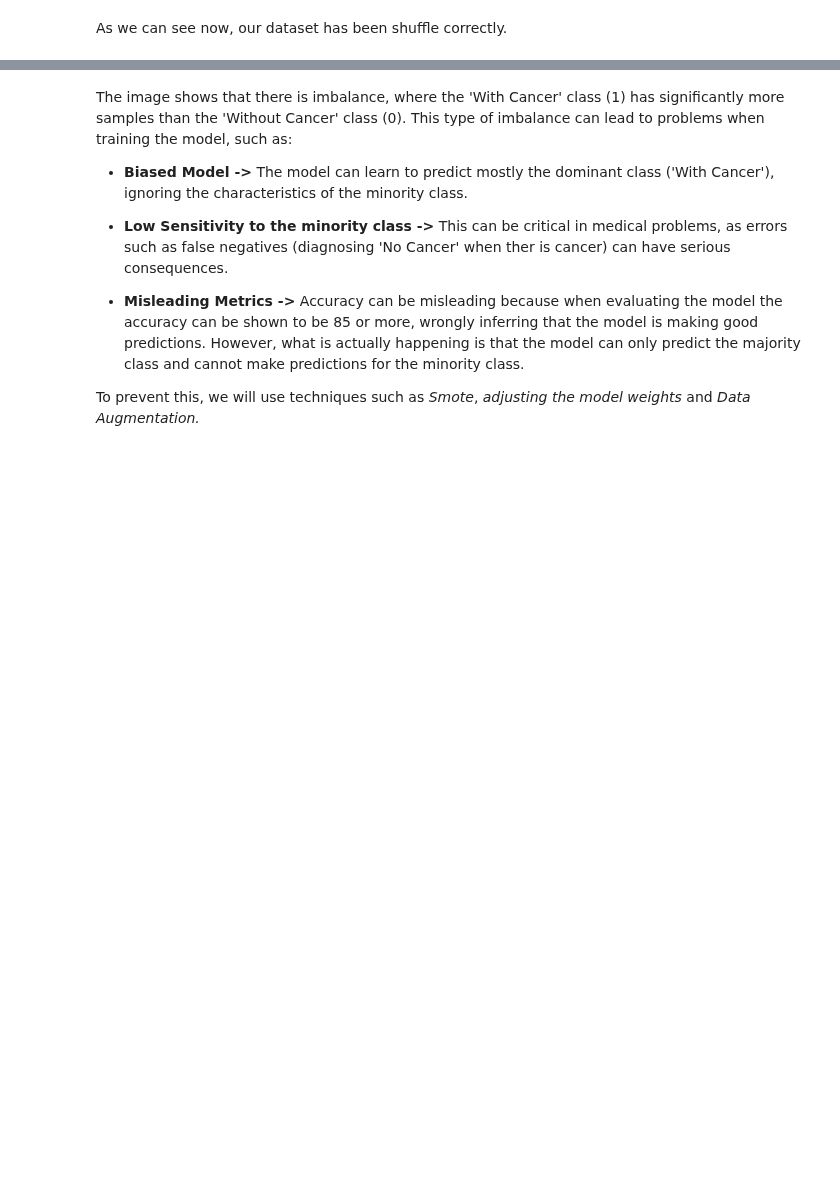
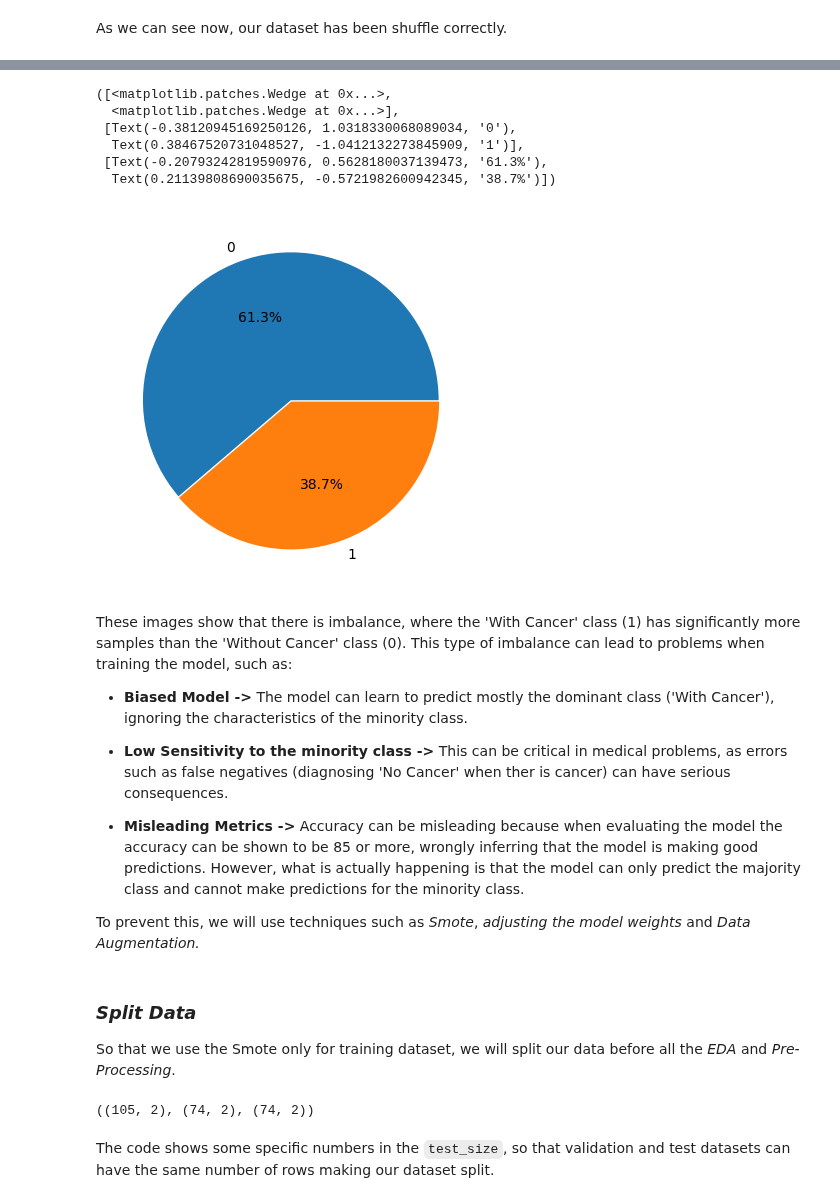
Before and after one commit to LCDA-UCP/dl_with_pytorch, a Jupyter notebook: Brain Tumor Detection/Brain_Tumor_Detection_code/brainTumorDetection.ipynb, the cells around one changed output, grey strips where cells are left out. Saved outputs shown, nothing was run; the diff lists cells and outputs as text; code cells hidden in the pictures; blank space fills up the shorter version.

```diff
--- a/Brain Tumor Detection/Brain_Tumor_Detection_code/brainTumorDetection.ipynb
+++ b/Brain Tumor Detection/Brain_Tumor_Detection_code/brainTumorDetection.ipynb
@@ -101,5 +101,18 @@ Passing `palette` without assigning `hue` is deprecated and will be removed in v
+# %%
+labels = df['label'].unique()
+
+fig, ax = plt.subplots()
+ax.pie(counts['count'], explode=(0.0, 0.01), labels=labels, autopct='%1.1f%%')
+# %% [output]
+([<matplotlib.patches.Wedge at 0x...>,
+  <matplotlib.patches.Wedge at 0x...>],
+ [Text(-0.38120945169250126, 1.0318330068089034, '0'),
+  Text(0.38467520731048527, -1.0412132273845909, '1')],
+ [Text(-0.20793242819590976, 0.5628180037139473, '61.3%'),
+  Text(0.21139808690035675, -0.5721982600942345, '38.7%')])
+[figure, added]
 # %% [markdown]
-The image shows that there is imbalance, where the 'With Cancer' class (1) has significantly more samples than the 'Without Cancer' class (0). This type of imbalance can lead to problems when training the model, such as:
+These images show that there is imbalance, where the 'With Cancer' class (1) has significantly more samples than the 'Without Cancer' class (0). This type of imbalance can lead to problems when training the model, such as:
 - **Biased Model ->** The model can learn to predict mostly the dominant class ('With Cancer'), ignoring the characteristics of the minority class.
 
 - **Low Sensitivity to the minority class ->** This can be critical in medical problems, as errors such as false negatives (diagnosing 'No Cancer' when ther is cancer) can have serious consequences.
@@ -107,3 +120,17 @@ The image shows that there is imbalance, where the 'With Cancer' class (1) has s
 - **Misleading Metrics ->** Accuracy can be misleading because when evaluating the model the accuracy can be shown to be 85 or more, wrongly inferring that the model is making good predictions. However, what is actually happening is that the model can only predict the majority class and cannot make predictions for the minority class.
 
 To prevent this, we will use techniques such as *Smote*, *adjusting the model weights* and *Data Augmentation.*
+# %% [markdown]
+### *Split Data*
+So that we use the Smote only for training dataset, we will split our data before all the *EDA* and *Pre-Processing*.
+# %%
+from sklearn.model_selection import train_test_split
+
+train_val_data, test_data = train_test_split(df, test_size=0.29, random_state=42)
+train_data, val_data = train_test_split(train_val_data, test_size=0.41, random_state=42)
+
+train_data.shape, val_data.shape, test_data.shape
+# %% [output]
+((105, 2), (74, 2), (74, 2))
+# %% [markdown]
+The code shows some specific numbers in the `test_size`, so that validation and test datasets can have the same number of rows making our dataset split.
```
Also changed, not shown: parts of 11 cells of this notebook, 2 other files.
